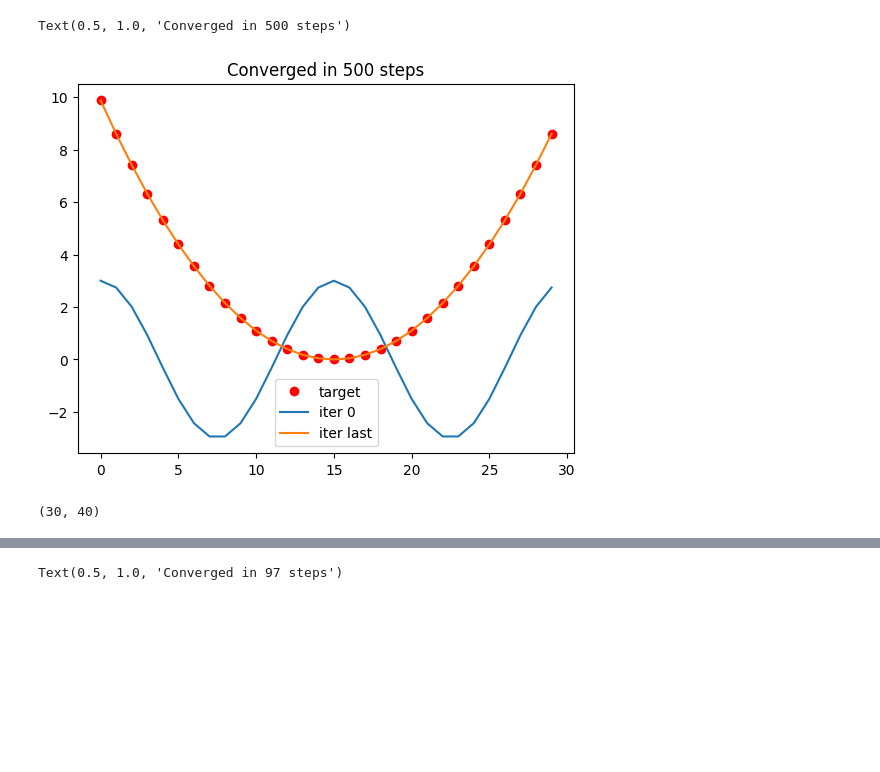
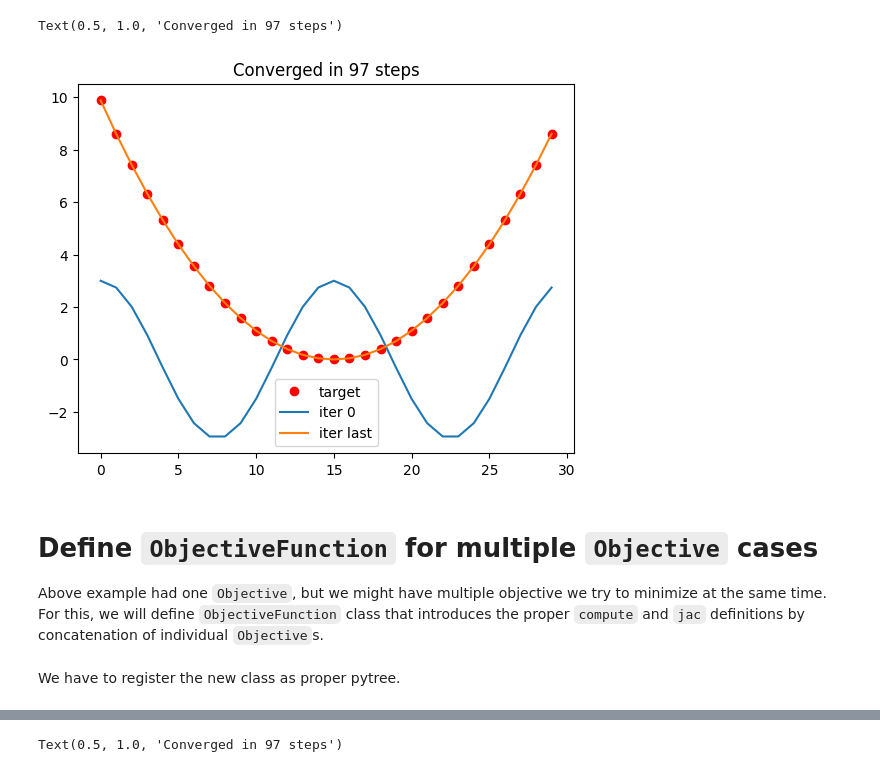
Before and after one commit to YigitElma/DEBUG-DESC, a Jupyter notebook: MultiDevice/dummy-test-case.ipynb, the cells around one changed output, grey strips where cells are left out. Cells and saved outputs as stored; diff of their text form; code cells hidden in the pictures; blank space fills up the shorter version.

Commit message:
update the test case

```diff
--- a/MultiDevice/dummy-test-case.ipynb
+++ b/MultiDevice/dummy-test-case.ipynb
@@ -3,11 +3,3 @@ import jax
 import jax.numpy as jnp
 import numpy as np
 import matplotlib.pyplot as plt
-# %%
-N = 500
-coefs = np.zeros(N)
-coefs[2] = 1
-coefs[4] = 1
-vals = jnp.fft.ifft(coefs)
-vals = vals.real
-plt.plot(vals)
@@ -16,0 +23,31 @@ plt.plot(vals)
+# %%
+import functools
+
+
+# we want to JIT the methods of a class on specific devices
+# for convenience, we define a decorator that does this for us, this will use
+# the device_id attribute of the class to determine the device to JIT on
+def jit_with_device(method):
+    """Decorator to Just-in-time compile a class method with a dynamic device.
+
+    Decorates a method of a class with a dynamic device, allowing the method to be
+    compiled with jax.jit for the specific device. This is needed since
+    @functools.partial(jax.jit, device=jax.devices("gpu")[self._device_id]) is not
+    allowed in a class definition.
+
+    Parameters
+    ----------
+    method : callable
+        Class method to decorate. If DESC is running on GPU, the class should have
+        a device_id attribute.
+    """
+
+    @functools.wraps(method)
+    def wrapper(self, *args, **kwargs):
+        device = jax.devices("gpu")[self._device_id]
+
+        # Compile the method with jax.jit for the specific device
+        wrapped = jax.jit(method, device=device)
+        return wrapped(self, *args, **kwargs)
+
+    return wrapper
@@ -112,32 +163,31 @@ register_pytree_node(Objective, special_flatten_obj, special_unflatten_obj)
 # %%
 N = 40
 num_nodes = 30
 coefs = np.zeros(N)
 coefs[2] = 3
 eq = Optimizable(N, coefs)
 grid = jnp.linspace(-jnp.pi, jnp.pi, num_nodes, endpoint=False)
-obj = Objective(eq, grid)
+target = grid**2
+obj = Objective(eq, grid, target)
 obj.build()
 
 plt.plot(obj.target, "or", label="target")
 plt.plot(obj.compute(eq.coefs, obj.A), label=f"iter 0")
 step = 0
-# while jnp.linalg.norm(obj.compute_error(eq.coefs, obj.A)) > 1e-3:
-for _ in range(500):
+while jnp.linalg.norm(obj.compute_error(eq.coefs, obj.A)) > 1e-3:
     eq.coefs = eq.coefs - 1e-1 * jnp.linalg.pinv(
         obj.jac_error(eq.coefs, obj.A)
     ) @ obj.compute_error(eq.coefs, obj.A)
     step += 1
 plt.plot(obj.compute(eq.coefs, obj.A), label=f"iter last")
 plt.legend()
 plt.title(f"Converged in {step} steps")
 # %% [output]
-Text(0.5, 1.0, 'Converged in 500 steps')
+Text(0.5, 1.0, 'Converged in 97 steps')
-[figure, old version]
+[figure, new version]
-# %%
-obj.jac(eq.coefs, obj.A).shape
-# %% [output]
-(30, 40)
+# %% [markdown]
+# Define `ObjectiveFunction` for multiple `Objective` cases
+Above example had one `Objective`, but we might have multiple objective we try to minimize at the same time. For this, we will define `ObjectiveFunction` class that introduces the proper `compute` and `jac` definitions by concatenation of individual `Objective`s.
 # %%
 class ObjectiveFunction:
     def __init__(self, objectives):
@@ -201,0 +254,2 @@ register_pytree_node(
+# %% [markdown]
+We have to register the new class as proper pytree.
```
Also changed, not shown: parts of 21 cells of this notebook, 1 other file.
